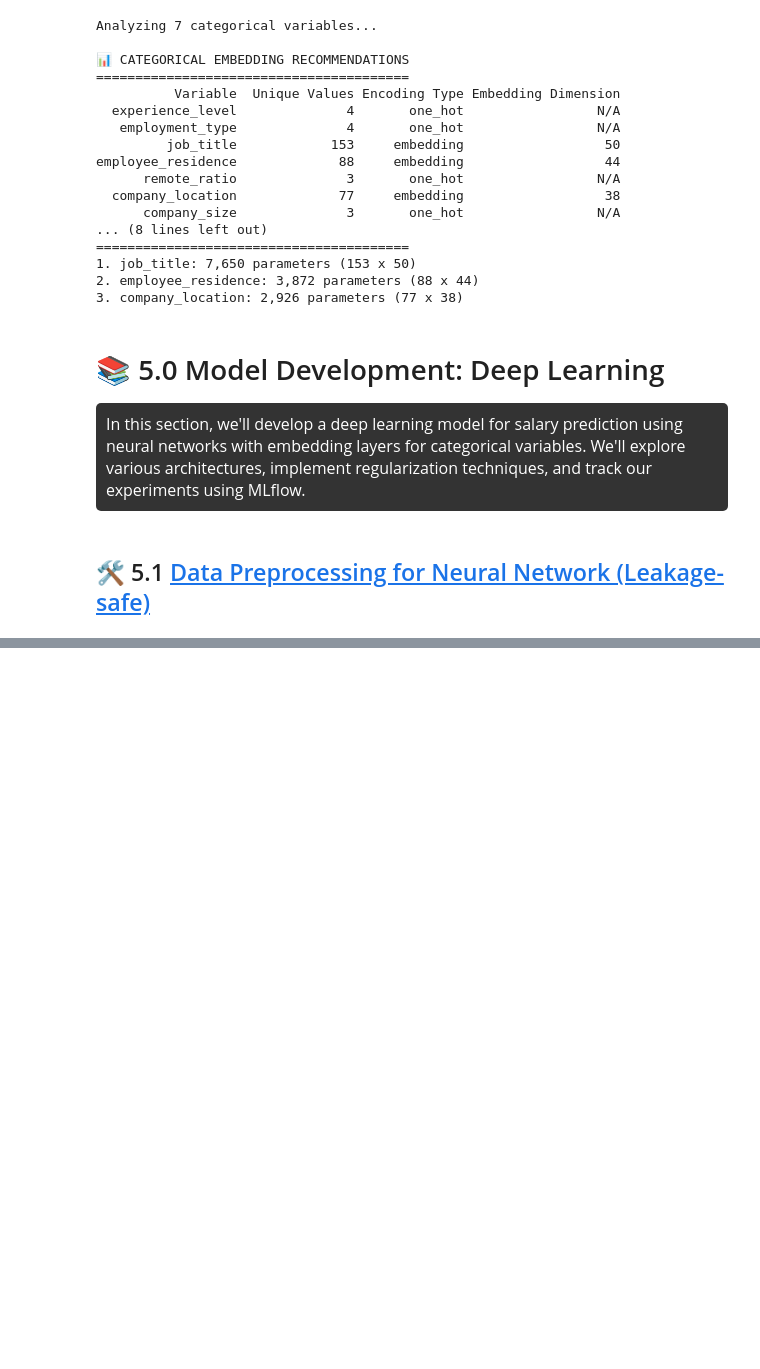
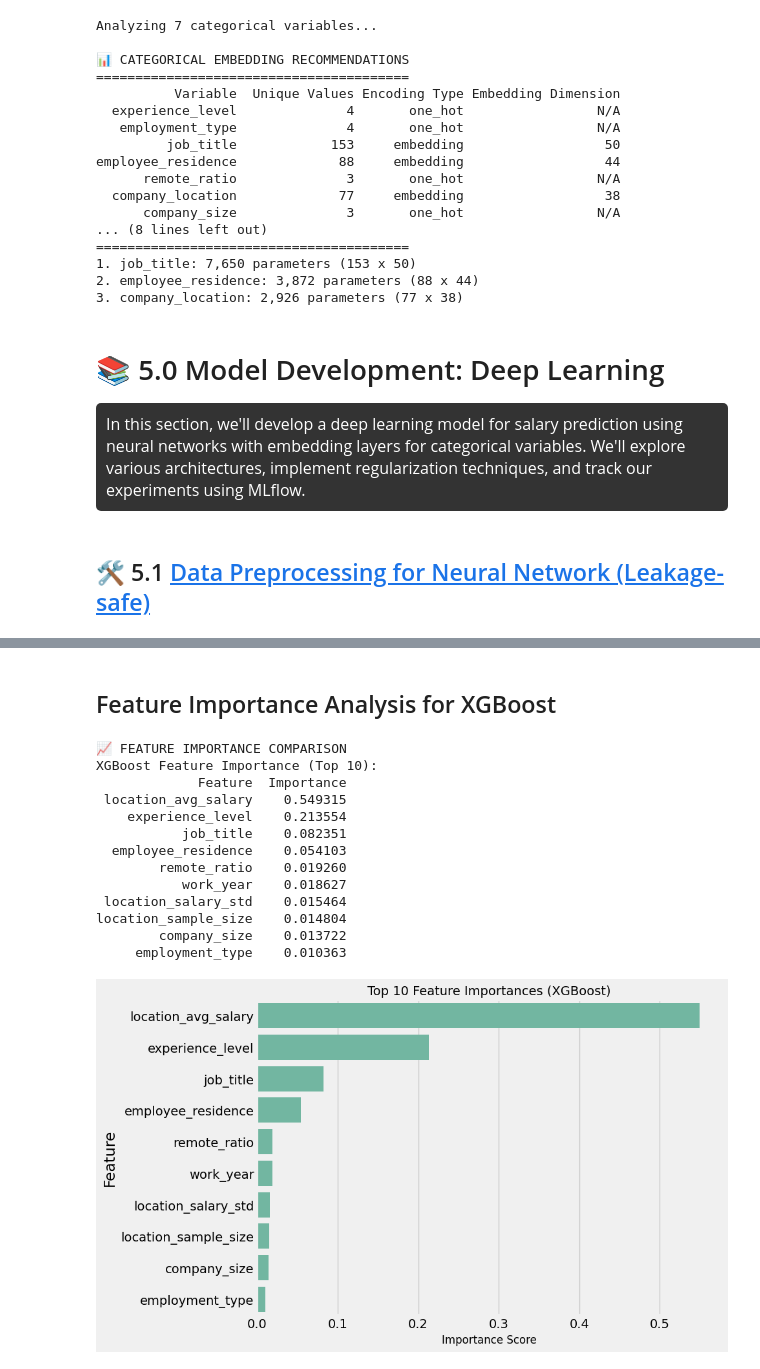
Before and after one commit to TeslimAdeyanju/16-Portfolio-SDS-CP032-mlpaygrade, a Jupyter notebook: submissions/team-members/Teslim-Adeyanju/mlpaygradenotebook.ipynb, the cells around one changed output, grey strips where cells are left out. Saved outputs shown, nothing was run; the diff lists cells and outputs as text; code cells hidden in the pictures; blank space fills up the shorter version.

```diff
--- a/submissions/team-members/Teslim-Adeyanju/mlpaygradenotebook.ipynb
+++ b/submissions/team-members/Teslim-Adeyanju/mlpaygradenotebook.ipynb
@@ -3873,0 +2600,51 @@ Next: consider replacing label/ordinal encodings with true entity embeddings in
+# %% [markdown]
+## Feature Importance Analysis for XGBoost
+# %%
+# 5. Feature Importance Analysis for XGBoost
+print("\n📈 FEATURE IMPORTANCE COMPARISON")
+print("XGBoost Feature Importance (Top 10):")
+xgb_feature_imp = pd.DataFrame({
+    'Feature': X_train.columns,
+    'Importance': xgb_model.feature_importances_
+}).sort_values('Importance', ascending=False).head(10)
+
+# Display feature importances
+print(format_table(xgb_feature_imp))
+print()
+
+# Create a feature importance plot
+plt.figure(figsize=(10, 6))
+sns.barplot(x='Importance', y='Feature', data=xgb_feature_imp)
+plt.title('Top 10 Feature Importances (XGBoost)', fontsize=14)
+plt.xlabel('Importance Score', fontsize=12)
+plt.tight_layout()
+
+# Save the feature importance plot
+feature_importance_plot_path = 'feature_importance_plot.png'
+plt.savefig(feature_importance_plot_path, bbox_inches='tight', dpi=300)
+
+# Log the feature importance plot
+with mlflow.start_run(run_name="Feature_Importance_Summary"):
+    mlflow.log_artifact(feature_importance_plot_path, "feature_importance")
+
+    # Log the feature importance data
+    feature_importance_csv_path = 'feature_importance.csv'
+    xgb_feature_imp.to_csv(feature_importance_csv_path, index=False)
+    mlflow.log_artifact(feature_importance_csv_path, "feature_importance")
+
+plt.show()
+# %% [output]
+📈 FEATURE IMPORTANCE COMPARISON
+XGBoost Feature Importance (Top 10):
+             Feature  Importance
+ location_avg_salary    0.549315
+    experience_level    0.213554
+           job_title    0.082351
+  employee_residence    0.054103
+        remote_ratio    0.019260
+           work_year    0.018627
+ location_salary_std    0.015464
+location_sample_size    0.014804
+        company_size    0.013722
+     employment_type    0.010363
+[figure, added]
```
Also changed, not shown: parts of 68 cells of this notebook, 8 other files.
